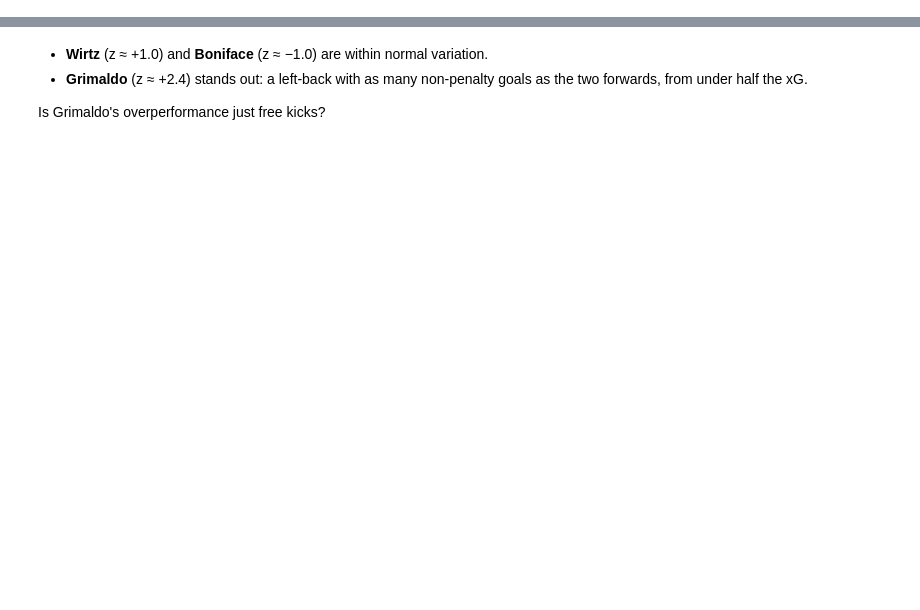
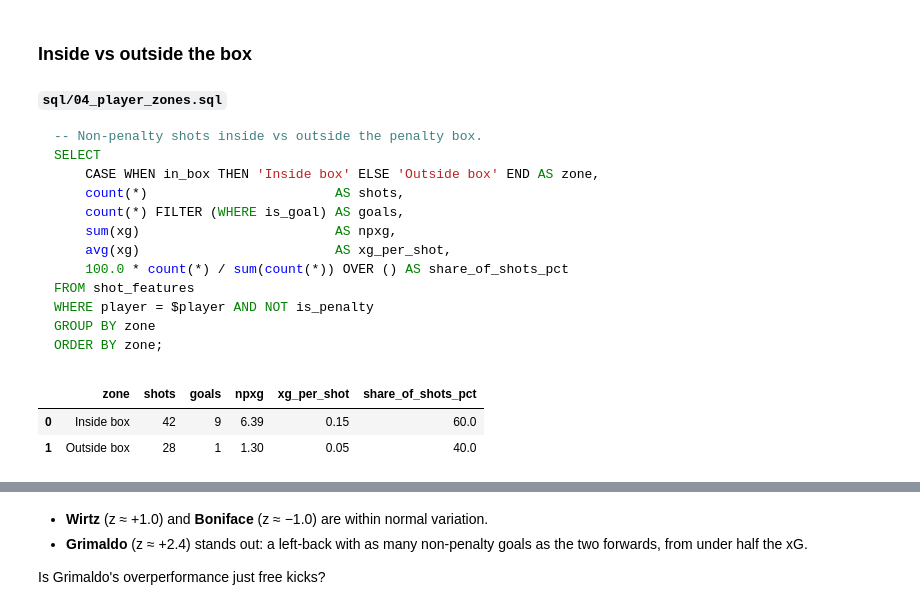
Before and after one commit to TilakHeble/football-shot-map, a Jupyter notebook: notebooks/01_shot_analysis.ipynb, the cells around one changed output, grey strips where cells are left out. Saved outputs shown, nothing was run; the diff lists cells and outputs as text; code cells hidden in the pictures; blank space fills up the shorter version.

````diff
--- a/notebooks/01_shot_analysis.ipynb
+++ b/notebooks/01_shot_analysis.ipynb
@@ -149,0 +146,24 @@ Image("../figures/squad_goals_vs_xg.png", width=650)
+# %% [markdown]
+### Inside vs outside the box
+# %%
+show_sql("04_player_zones")
+db.run("04_player_zones", player=PLAYER)
+# %% [output]
+**`sql/04_player_zones.sql`**
+```sql
+-- Non-penalty shots inside vs outside the penalty box.
+SELECT
+    CASE WHEN in_box THEN 'Inside box' ELSE 'Outside box' END AS zone,
+    count(*)                        AS shots,
+    count(*) FILTER (WHERE is_goal) AS goals,
+    sum(xg)                         AS npxg,
+    avg(xg)                         AS xg_per_shot,
+    100.0 * count(*) / sum(count(*)) OVER () AS share_of_shots_pct
+FROM shot_features
+WHERE player = $player AND NOT is_penalty
+GROUP BY zone
+ORDER BY zone;
+```
+|  | zone | shots | goals | npxg | xg_per_shot | share_of_shots_pct |
+| 0 | Inside box | 42 | 9 | 6.39 | 0.15 | 60.0 |
+| 1 | Outside box | 28 | 1 | 1.30 | 0.05 | 40.0 |
````
Also changed, not shown: parts of 37 cells of this notebook, 18 other files.
